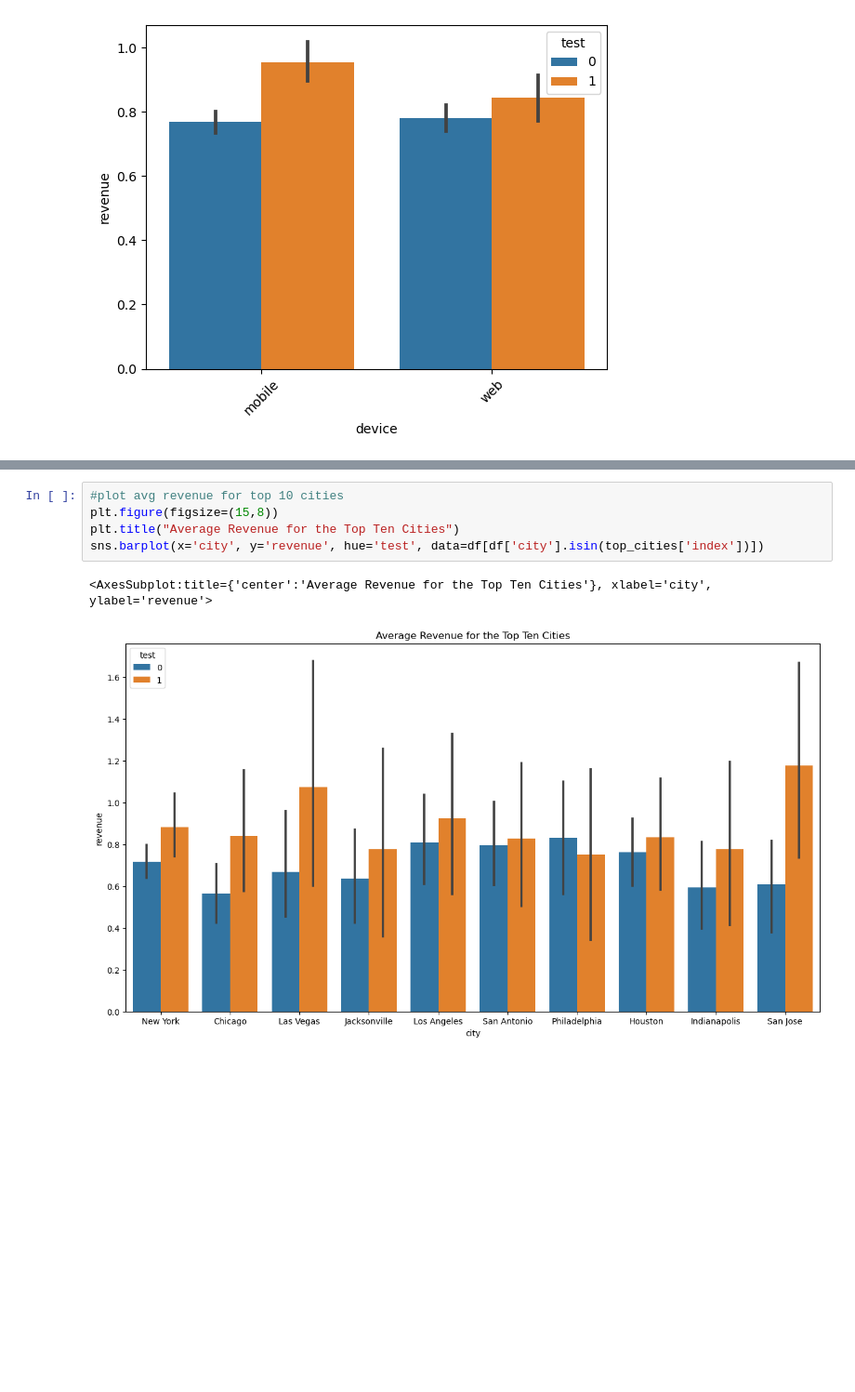
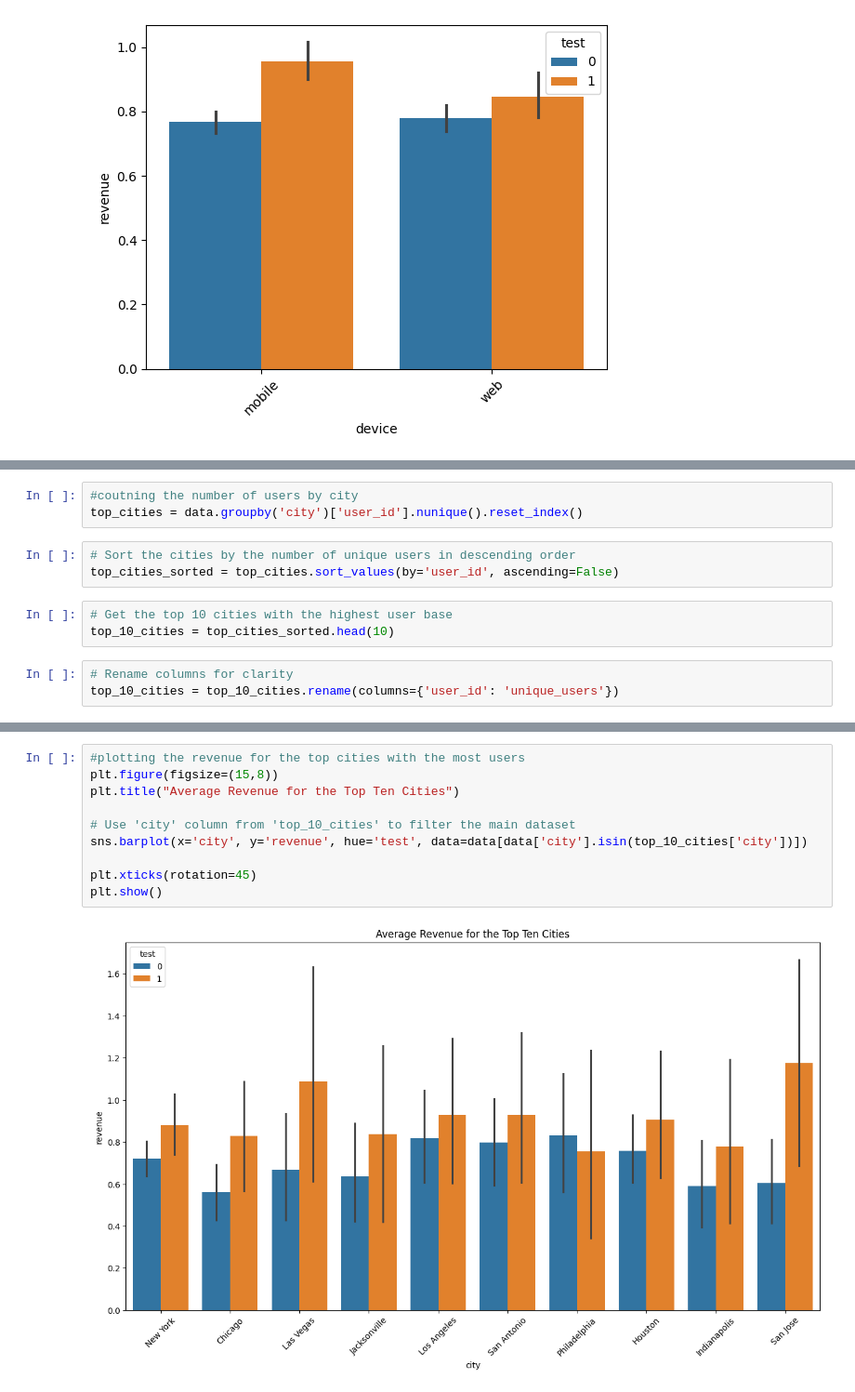
Before and after one commit to breannaparker1991/pricing_analysis, a Jupyter notebook: pricing.ipynb, the cells around one changed output, grey strips where cells are left out. Shown at 93% size. Cells and saved outputs as stored; diff of their text form; blank space fills up the shorter version.

```diff
--- a/pricing.ipynb
+++ b/pricing.ipynb
@@ -309,0 +287,12 @@ print(top_cities)
+# %%
+#coutning the number of users by city
+top_cities = data.groupby('city')['user_id'].nunique().reset_index()
+# %%
+# Sort the cities by the number of unique users in descending order
+top_cities_sorted = top_cities.sort_values(by='user_id', ascending=False)
+# %%
+# Get the top 10 cities with the highest user base
+top_10_cities = top_cities_sorted.head(10)
+# %%
+# Rename columns for clarity
+top_10_cities = top_10_cities.rename(columns={'user_id': 'unique_users'})
@@ -310,8 +313,12 @@ print(top_cities)
 # %%
-#plot avg revenue for top 10 cities
+#plotting the revenue for the top cities with the most users
 plt.figure(figsize=(15,8))
 plt.title("Average Revenue for the Top Ten Cities")
-sns.barplot(x='city', y='revenue', hue='test', data=df[df['city'].isin(top_cities['index'])])
+
+# Use 'city' column from 'top_10_cities' to filter the main dataset
+sns.barplot(x='city', y='revenue', hue='test', data=data[data['city'].isin(top_10_cities['city'])])
+
+plt.xticks(rotation=45)
+plt.show()
 # %% [output]
-<AxesSubplot:title={'center':'Average Revenue for the Top Ten Cities'}, xlabel='city', ylabel='revenue'>
-[figure, old version]
+[figure, new version]
```
Also changed, not shown: parts of 43 cells of this notebook, 1 other file.
